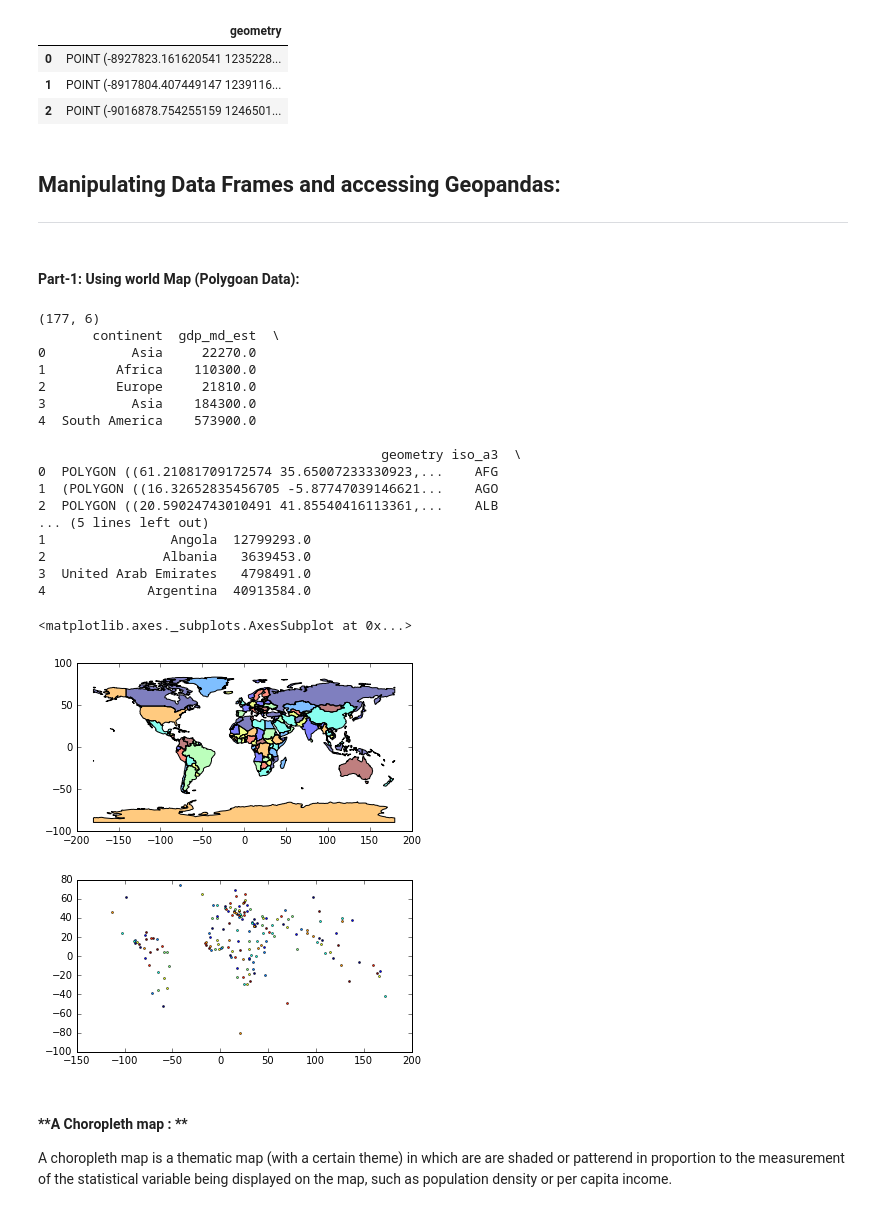
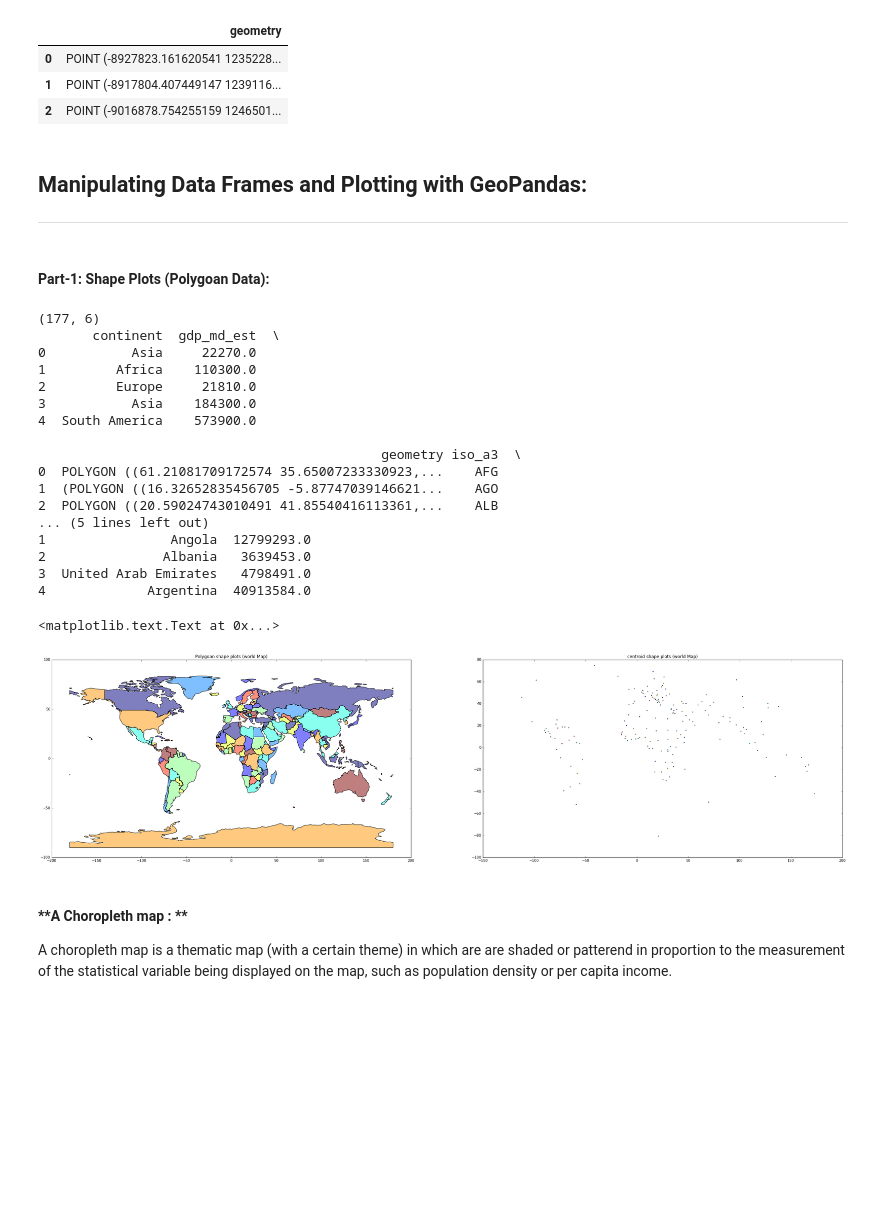
Before and after one commit to Sardhendu/Study, a Jupyter notebook: GeoSpatial-Analysis/GeoPandas-Operations.ipynb, the cells around one changed output. Drawn from its saved outputs; the diff is of its cells as text; code cells hidden in the pictures; blank space fills up the shorter version.

```diff
--- a/GeoSpatial-Analysis/GeoPandas-Operations.ipynb
+++ b/GeoSpatial-Analysis/GeoPandas-Operations.ipynb
@@ -89,10 +41,10 @@ geo_df
 | 1 | POINT (-8917804.407449147 1239116... |
 | 2 | POINT (-9016878.754255159 1246501... |
 # %% [markdown]
-## Manipulating Data Frames and accessing Geopandas:
+## Manipulating Data Frames and Plotting with GeoPandas:
 ----------
 # %% [markdown]
-#### Part-1: Using world Map (Polygoan Data):
+#### Part-1: Shape Plots (Polygoan Data):
 # %%
 world = gpd.read_file(gpd.datasets.get_path('naturalearth_lowres'))
 print (world.shape)
@@ -101,39 +53,43 @@ print (world.head())
 # To get the name of the coordinate column
 world.geometry.name
 
+# Set a Frame for the plot
+fig, ax = plt.subplots(1,2, figsize=(40,10))
+
 # To rename the column to boder instead of geometry and then set it as the coordinate/geometry column
 world = world.rename(columns={"geometry": "borders"}).set_geometry('borders')
-world.plot()
+world.plot(ax=ax[0])
+ax[0].set_title('Polygoan shape plots (world Map)')
 
 # Now that our column "borders" is defined as the geometry column, we can do all
 # geopandas operations on the Dataframe and only the border column will be affected by it.
 
 # Lets us create a new column "centroid" that finds the center point of the polygoan area
 world["centroid"] = world.centroid
 # We have to set the centroid column as geometry to perform geopandas operations
 world = world.set_geometry('centroid')
-world.plot()
+world.plot(ax=ax[1])
+ax[1].set_title('centroid shape plots (world Map)')
 # %% [output]
 (177, 6)
        continent  gdp_md_est  \
 0           Asia     22270.0
 1         Africa    110300.0
 2         Europe     21810.0
 3           Asia    184300.0
 4  South America    573900.0
 
                                             geometry iso_a3  \
 0  POLYGON ((61.21081709172574 35.65007233330923,...    AFG
 1  (POLYGON ((16.32652835456705 -5.87747039146621...    AGO
 2  POLYGON ((20.59024743010491 41.85540416113361,...    ALB
 ... (5 lines left out)
 1                Angola  12799293.0
 2               Albania   3639453.0
 3  United Arab Emirates   4798491.0
 4             Argentina  40913584.0
-<matplotlib.axes._subplots.AxesSubplot at 0x...>
+<matplotlib.text.Text at 0x...>
-[figure, old version]
+[figure, new version]
-[figure, removed]
 # %% [markdown]
 #### **A Choropleth map : **
 
```
Also changed, not shown: parts of 17 cells of this notebook.
